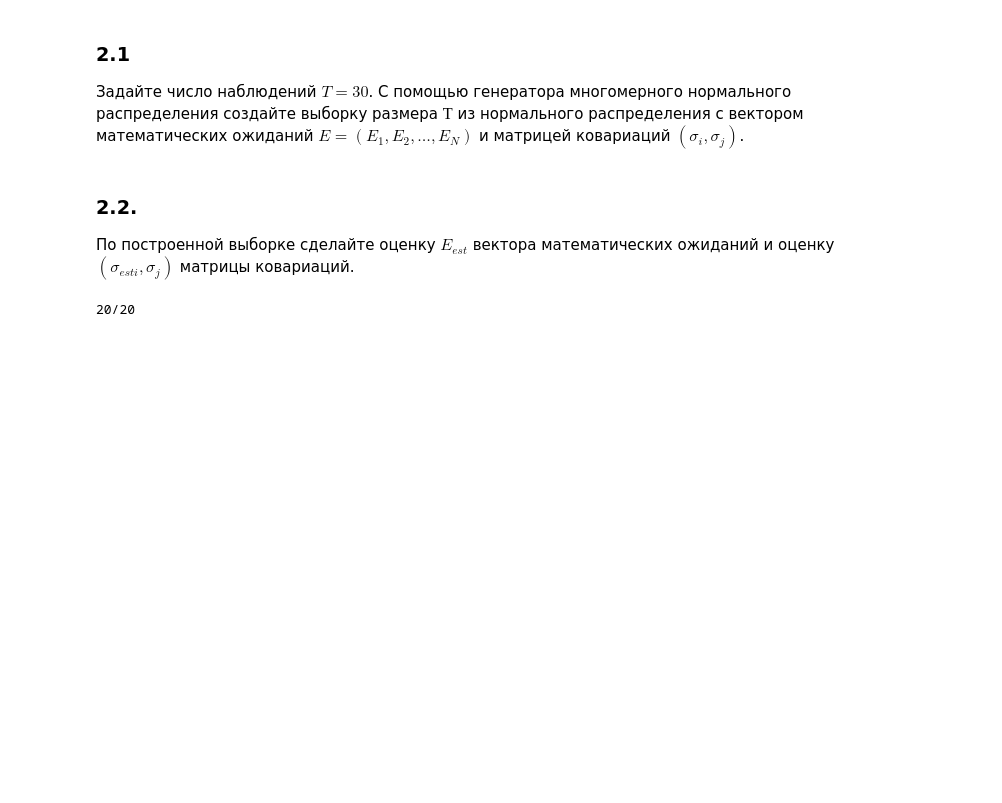
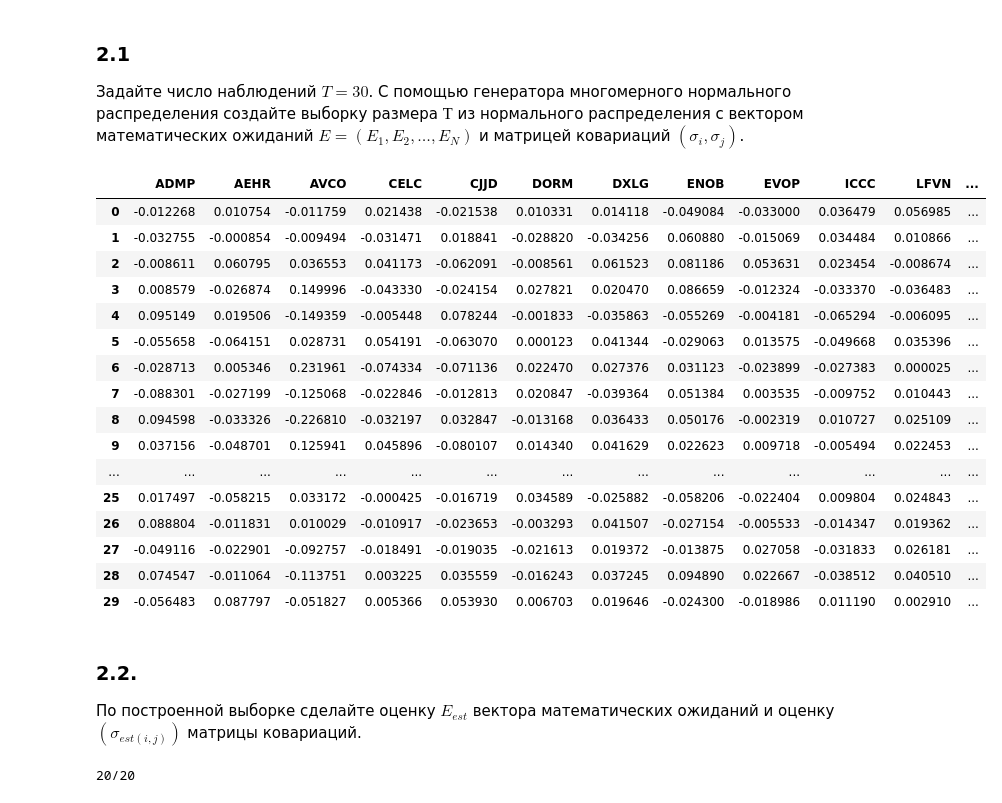
Before and after one commit to dselivanovskaya/Finance-operations-research-lab-3, a Jupyter notebook: lab-3.ipynb, the cells around one changed output. Cells and saved outputs as stored; diff of their text form; code cells hidden in the pictures; blank space fills up the shorter version.

```diff
--- a/lab-3.ipynb
+++ b/lab-3.ipynb
@@ -344,14 +358,32 @@ plt.show()
 Задайте число наблюдений $T=30$. С помощью генератора многомерного нормального распределения создайте выборку размера $Т$ из нормального распределения с вектором математических ожиданий $E=(E_1, E_2, …, E_N)$ и матрицей ковариаций $(\sigma_i, \sigma_j)$.
 # %%
 T = 30
-
 np.random.seed(69)
 r_sample30_log_returns = np.random.multivariate_normal(means.to_numpy(dtype=float).T[0], cov_mat.to_numpy(dtype=float), size=T)
 r_sample30_log_returns = pd.DataFrame(data = r_sample30_log_returns, columns=tickers20)
 # r_sample30 is a random sample of 30 items
+r_sample30_log_returns
+# %% [output]
+|  | ADMP | AEHR | AVCO | CELC | CJJD | DORM | DXLG | ENOB | EVOP | ICCC | LFVN | ... |
+| 0 | -0.012268 | 0.010754 | -0.011759 | 0.021438 | -0.021538 | 0.010331 | 0.014118 | -0.049084 | -0.033000 | 0.036479 | 0.056985 | ... |
+| 1 | -0.032755 | -0.000854 | -0.009494 | -0.031471 | 0.018841 | -0.028820 | -0.034256 | 0.060880 | -0.015069 | 0.034484 | 0.010866 | ... |
+| 2 | -0.008611 | 0.060795 | 0.036553 | 0.041173 | -0.062091 | -0.008561 | 0.061523 | 0.081186 | 0.053631 | 0.023454 | -0.008674 | ... |
+| 3 | 0.008579 | -0.026874 | 0.149996 | -0.043330 | -0.024154 | 0.027821 | 0.020470 | 0.086659 | -0.012324 | -0.033370 | -0.036483 | ... |
+| 4 | 0.095149 | 0.019506 | -0.149359 | -0.005448 | 0.078244 | -0.001833 | -0.035863 | -0.055269 | -0.004181 | -0.065294 | -0.006095 | ... |
+| 5 | -0.055658 | -0.064151 | 0.028731 | 0.054191 | -0.063070 | 0.000123 | 0.041344 | -0.029063 | 0.013575 | -0.049668 | 0.035396 | ... |
+| 6 | -0.028713 | 0.005346 | 0.231961 | -0.074334 | -0.071136 | 0.022470 | 0.027376 | 0.031123 | -0.023899 | -0.027383 | 0.000025 | ... |
+| 7 | -0.088301 | -0.027199 | -0.125068 | -0.022846 | -0.012813 | 0.020847 | -0.039364 | 0.051384 | 0.003535 | -0.009752 | 0.010443 | ... |
+| 8 | 0.094598 | -0.033326 | -0.226810 | -0.032197 | 0.032847 | -0.013168 | 0.036433 | 0.050176 | -0.002319 | 0.010727 | 0.025109 | ... |
+| 9 | 0.037156 | -0.048701 | 0.125941 | 0.045896 | -0.080107 | 0.014340 | 0.041629 | 0.022623 | 0.009718 | -0.005494 | 0.022453 | ... |
+| ... | ... | ... | ... | ... | ... | ... | ... | ... | ... | ... | ... | ... |
+| 25 | 0.017497 | -0.058215 | 0.033172 | -0.000425 | -0.016719 | 0.034589 | -0.025882 | -0.058206 | -0.022404 | 0.009804 | 0.024843 | ... |
+| 26 | 0.088804 | -0.011831 | 0.010029 | -0.010917 | -0.023653 | -0.003293 | 0.041507 | -0.027154 | -0.005533 | -0.014347 | 0.019362 | ... |
+| 27 | -0.049116 | -0.022901 | -0.092757 | -0.018491 | -0.019035 | -0.021613 | 0.019372 | -0.013875 | 0.027058 | -0.031833 | 0.026181 | ... |
+| 28 | 0.074547 | -0.011064 | -0.113751 | 0.003225 | 0.035559 | -0.016243 | 0.037245 | 0.094890 | 0.022667 | -0.038512 | 0.040510 | ... |
+| 29 | -0.056483 | 0.087797 | -0.051827 | 0.005366 | 0.053930 | 0.006703 | 0.019646 | -0.024300 | -0.018986 | 0.011190 | 0.002910 | ... |
 # %% [markdown]
 ### 2.2.
-По построенной выборке сделайте оценку $E_{est}$ вектора математических ожиданий и оценку $(\sigma_{esti}, \sigma_j)$ матрицы ковариаций.
+По построенной выборке сделайте оценку $E_{est}$ вектора математических ожиданий и оценку $(\sigma_{est(i, j)})$ матрицы ковариаций.
 # %%
 r_sample30_means = calc_sample_means(r_sample30_log_returns)
 r_sample30_cov_mat = calc_sample_cov(r_sample30_log_returns, r_sample30_means, verbose=True)
```
Also changed, not shown: parts of 12 cells of this notebook.
